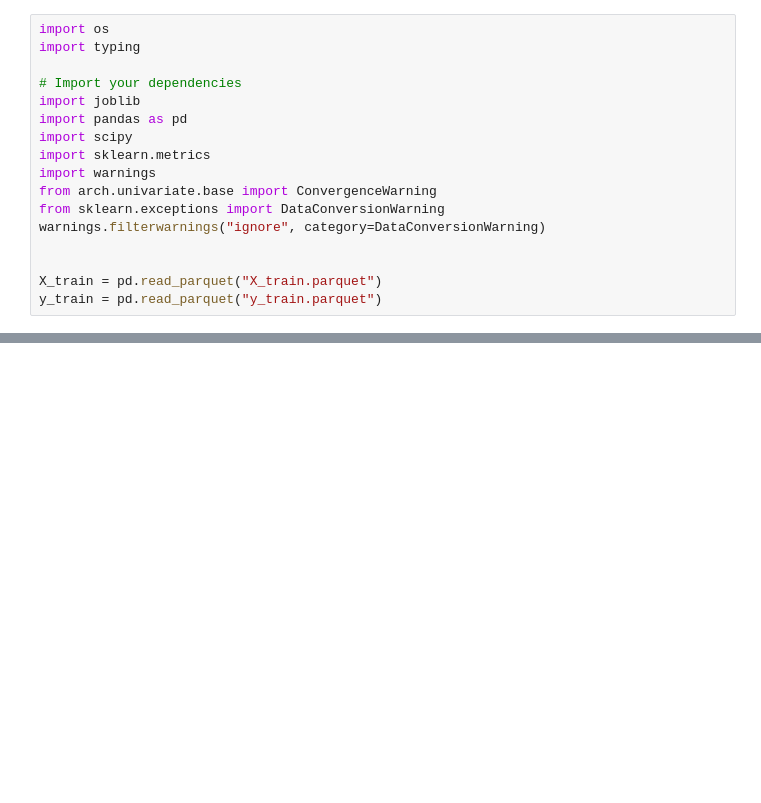
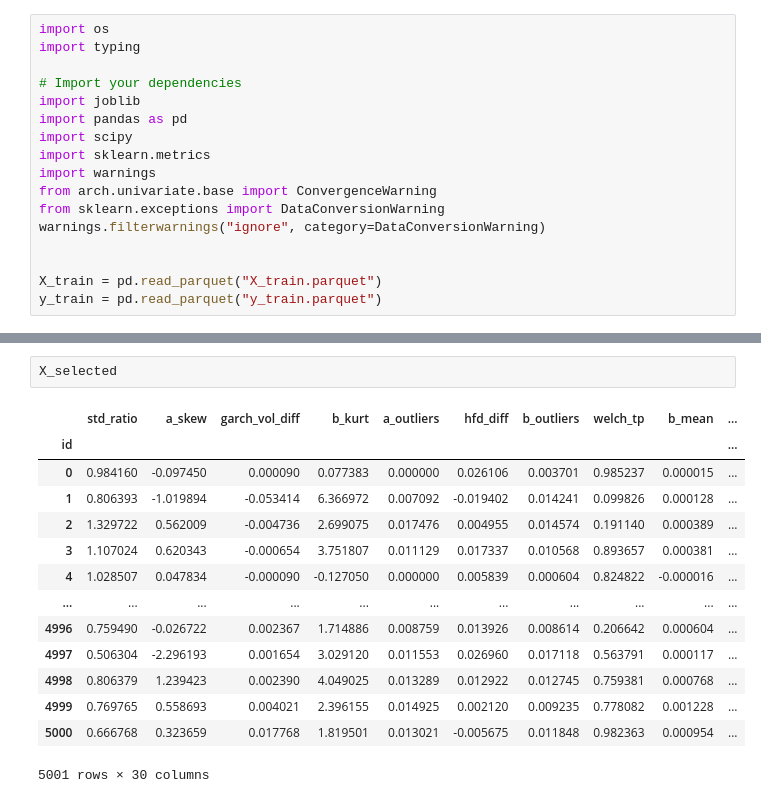
Before and after one commit to secabird/test, a Jupyter notebook: baseline_short.ipynb, the cells around one changed output, grey strips where cells are left out. Saved outputs shown, nothing was run; the diff lists cells and outputs as text; blank space fills up the shorter version.

```diff
--- a/baseline_short.ipynb
+++ b/baseline_short.ipynb
@@ -132,0 +509,17 @@ CatBoost ROC AUC CV mean: 0.6862 ± 0.0169
+# %%
+X_selected
+# %% [output]
+|  | std_ratio | a_skew | garch_vol_diff | b_kurt | a_outliers | hfd_diff | b_outliers | welch_tp | b_mean | ... |
+| id |  |  |  |  |  |  |  |  |  | ... |
+| 0 | 0.984160 | -0.097450 | 0.000090 | 0.077383 | 0.000000 | 0.026106 | 0.003701 | 0.985237 | 0.000015 | ... |
+| 1 | 0.806393 | -1.019894 | -0.053414 | 6.366972 | 0.007092 | -0.019402 | 0.014241 | 0.099826 | 0.000128 | ... |
+| 2 | 1.329722 | 0.562009 | -0.004736 | 2.699075 | 0.017476 | 0.004955 | 0.014574 | 0.191140 | 0.000389 | ... |
+| 3 | 1.107024 | 0.620343 | -0.000654 | 3.751807 | 0.011129 | 0.017337 | 0.010568 | 0.893657 | 0.000381 | ... |
+| 4 | 1.028507 | 0.047834 | -0.000090 | -0.127050 | 0.000000 | 0.005839 | 0.000604 | 0.824822 | -0.000016 | ... |
+| ... | ... | ... | ... | ... | ... | ... | ... | ... | ... | ... |
+| 4996 | 0.759490 | -0.026722 | 0.002367 | 1.714886 | 0.008759 | 0.013926 | 0.008614 | 0.206642 | 0.000604 | ... |
+| 4997 | 0.506304 | -2.296193 | 0.001654 | 3.029120 | 0.011553 | 0.026960 | 0.017118 | 0.563791 | 0.000117 | ... |
+| 4998 | 0.806379 | 1.239423 | 0.002390 | 4.049025 | 0.013289 | 0.012922 | 0.012745 | 0.759381 | 0.000768 | ... |
+| 4999 | 0.769765 | 0.558693 | 0.004021 | 2.396155 | 0.014925 | 0.002120 | 0.009235 | 0.778082 | 0.001228 | ... |
+| 5000 | 0.666768 | 0.323659 | 0.017768 | 1.819501 | 0.013021 | -0.005675 | 0.011848 | 0.982363 | 0.000954 | ... |
+5001 rows × 30 columns
```
Also changed, not shown: parts of 2 cells of this notebook.
